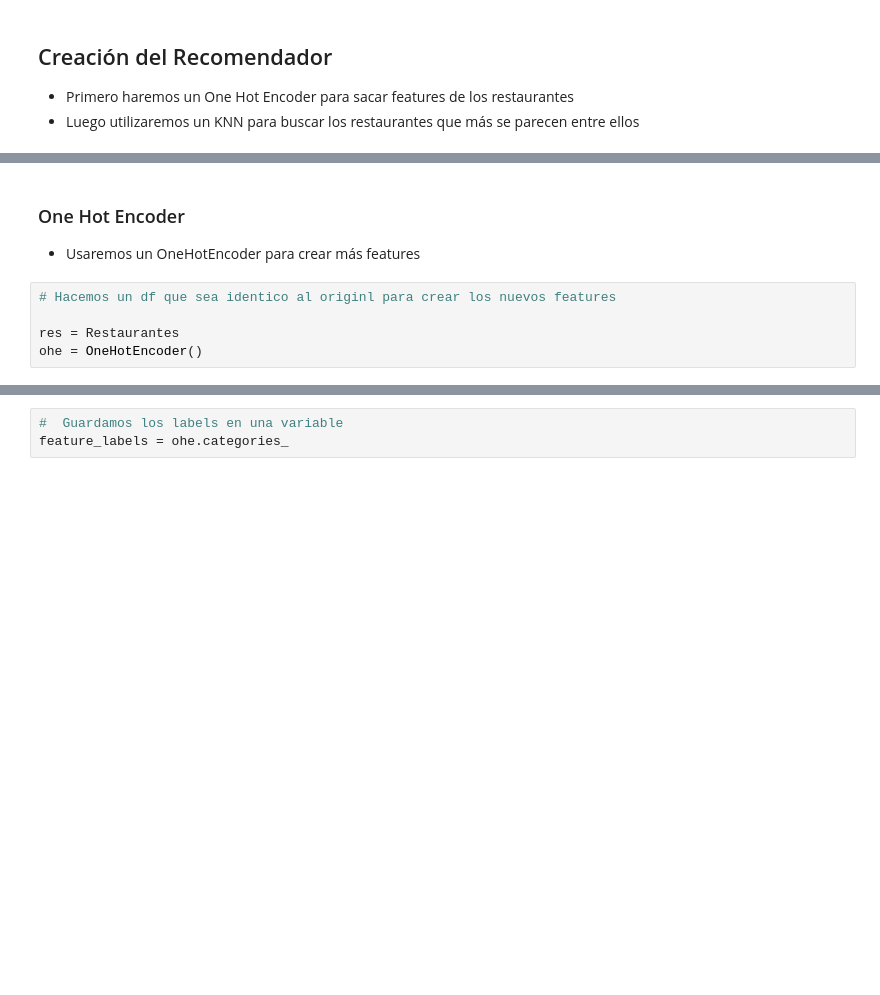
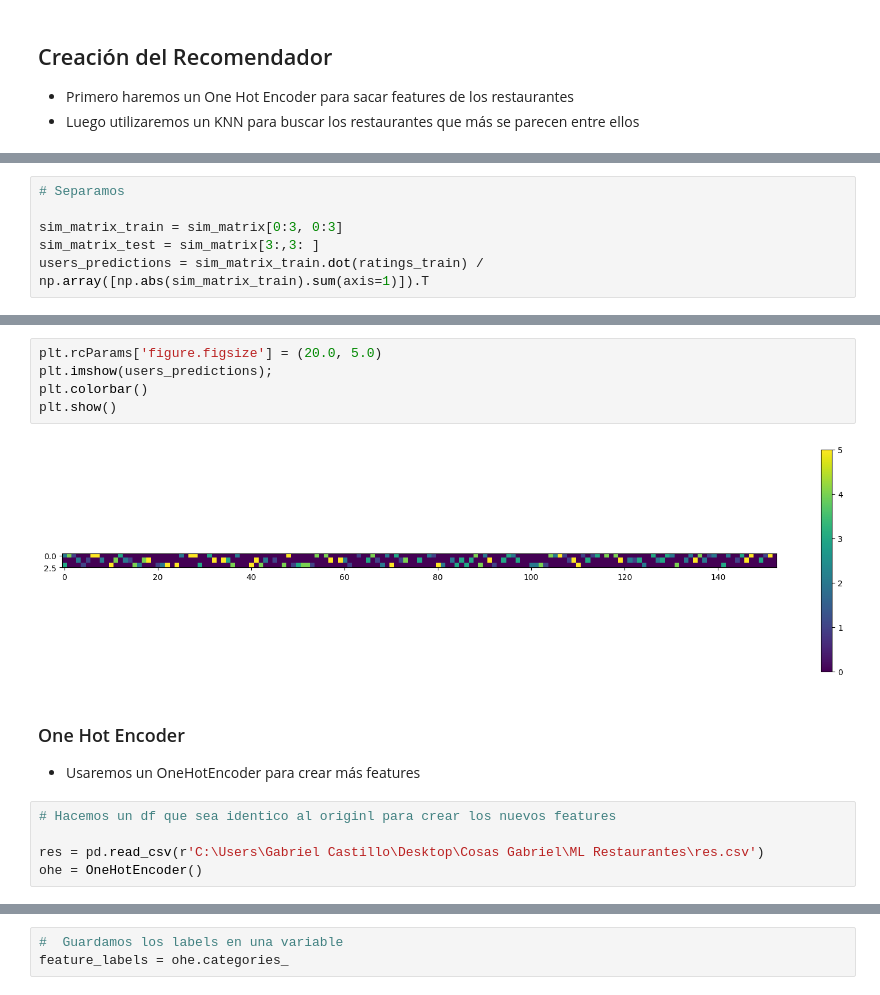
Before and after one commit to legabrielo/Recomendador, a Jupyter notebook: ML_Restaurantes.ipynb, the cells around one changed output, grey strips where cells are left out. Drawn from its saved outputs; the diff is of its cells as text; blank space fills up the shorter version.

```diff
--- a/ML_Restaurantes.ipynb
+++ b/ML_Restaurantes.ipynb
@@ -262,0 +373,6 @@ memory usage: 1.4+ KB
+# %%
+# Separamos
+
+sim_matrix_train = sim_matrix[0:3, 0:3]
+sim_matrix_test = sim_matrix[3:,3: ]
+users_predictions = sim_matrix_train.dot(ratings_train) / np.array([np.abs(sim_matrix_train).sum(axis=1)]).T
@@ -263,3 +383,10 @@ memory usage: 1.4+ KB
+# %%
+plt.rcParams['figure.figsize'] = (20.0, 5.0)
+plt.imshow(users_predictions);
+plt.colorbar()
+plt.show()
+# %% [output]
+[figure, added]
 # %% [markdown]
 ### One Hot Encoder
 
@@ -267,5 +394,5 @@ memory usage: 1.4+ KB
 # %%
 # Hacemos un df que sea identico al originl para crear los nuevos features
 
-res = Restaurantes
+res = pd.read_csv(r'C:\Users\Gabriel Castillo\Desktop\Cosas Gabriel\ML Restaurantes\res.csv')
 ohe = OneHotEncoder()
```
Also changed, not shown: parts of 25 cells of this notebook.
